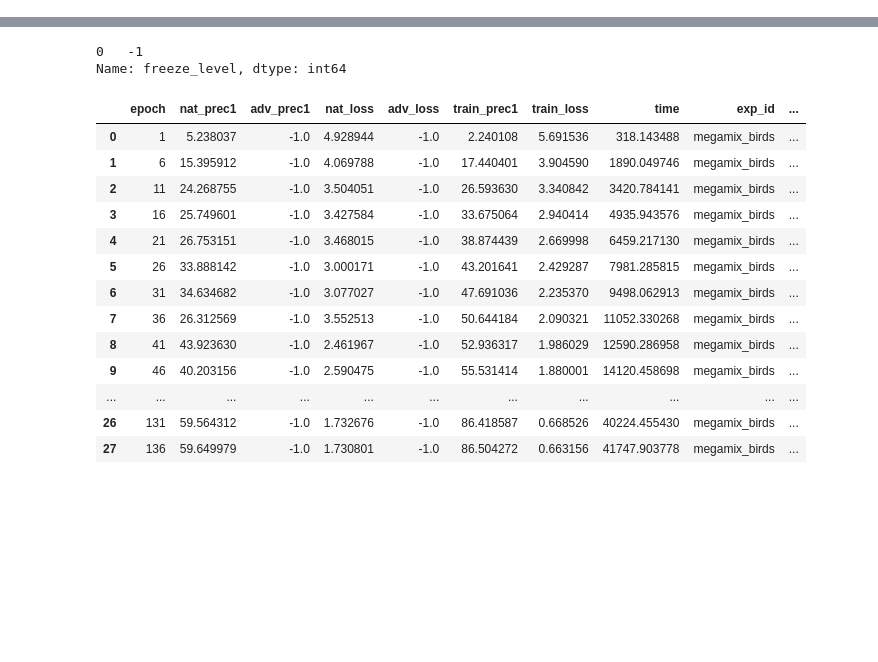
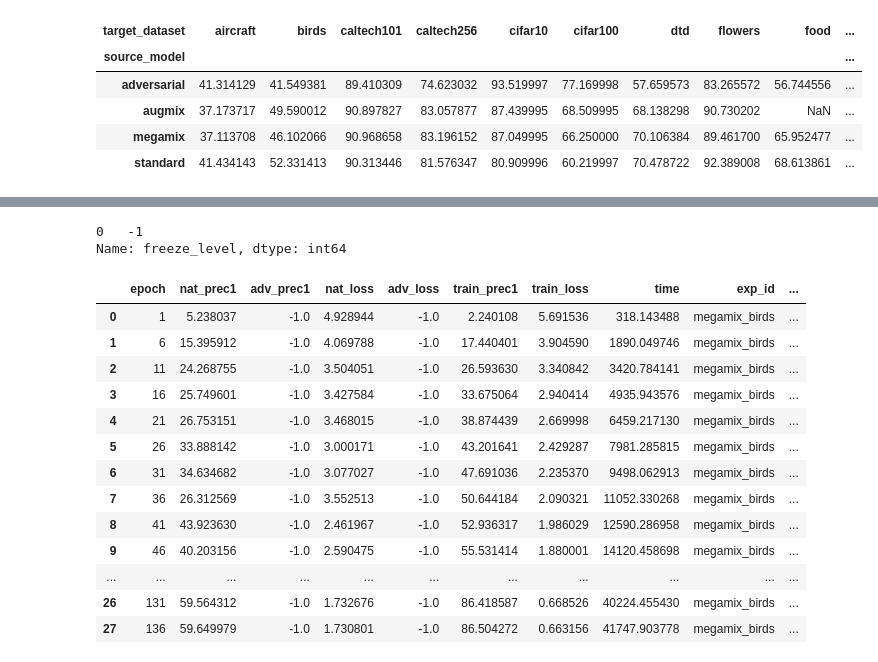
Before and after one commit to erichson/NoisyMix, a Jupyter notebook: transfer_learning/results.ipynb, the cells around one changed output, grey strips where cells are left out. Drawn from its saved outputs; the diff is of its cells as text; code cells hidden in the pictures; blank space fills up the shorter version.

```diff
--- a/transfer_learning/results.ipynb
+++ b/transfer_learning/results.ipynb
@@ -41 +41,11 @@ logs_df
+# %%
+pd.pivot_table(logs_df[logs_df['exp_id'].str.contains('4')],
+               columns='target_dataset', index='source_model', values='nat_prec1', aggfunc='max')
+# %% [output]
+| target_dataset | aircraft | birds | caltech101 | caltech256 | cifar10 | cifar100 | dtd | flowers | food | ... |
+| source_model |  |  |  |  |  |  |  |  |  | ... |
+| adversarial | 41.314129 | 41.549381 | 89.410309 | 74.623032 | 93.519997 | 77.169998 | 57.659573 | 83.265572 | 56.744556 | ... |
+| augmix | 37.173717 | 49.590012 | 90.897827 | 83.057877 | 87.439995 | 68.509995 | 68.138298 | 90.730202 | NaN | ... |
+| megamix | 37.113708 | 46.102066 | 90.968658 | 83.196152 | 87.049995 | 66.250000 | 70.106384 | 89.461700 | 65.952477 | ... |
+| standard | 41.434143 | 52.331413 | 90.313446 | 81.576347 | 80.909996 | 60.219997 | 70.478722 | 92.389008 | 68.613861 | ... |
 # %%
```
Also changed, not shown: parts of 6 cells of this notebook, 3 other files.
